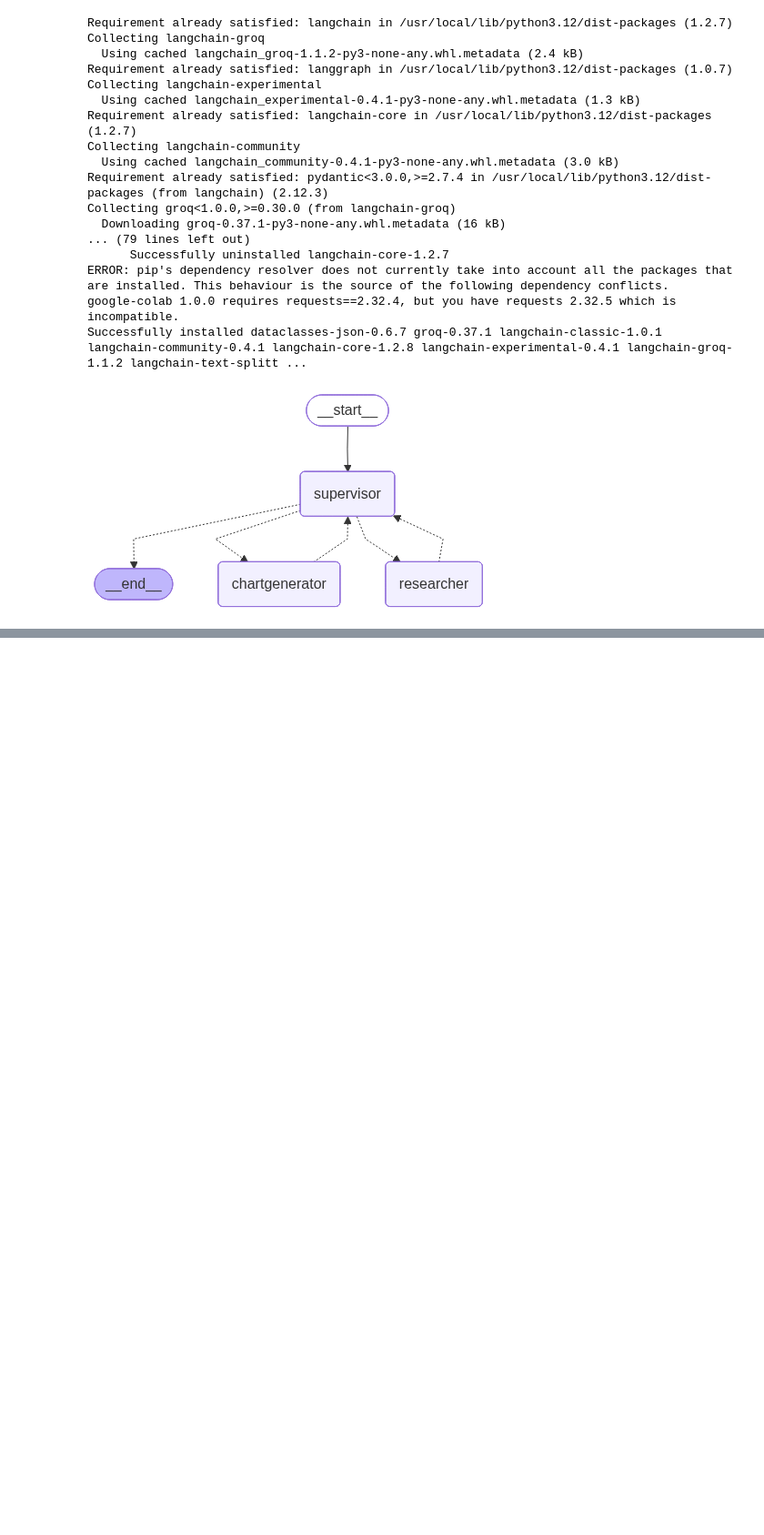
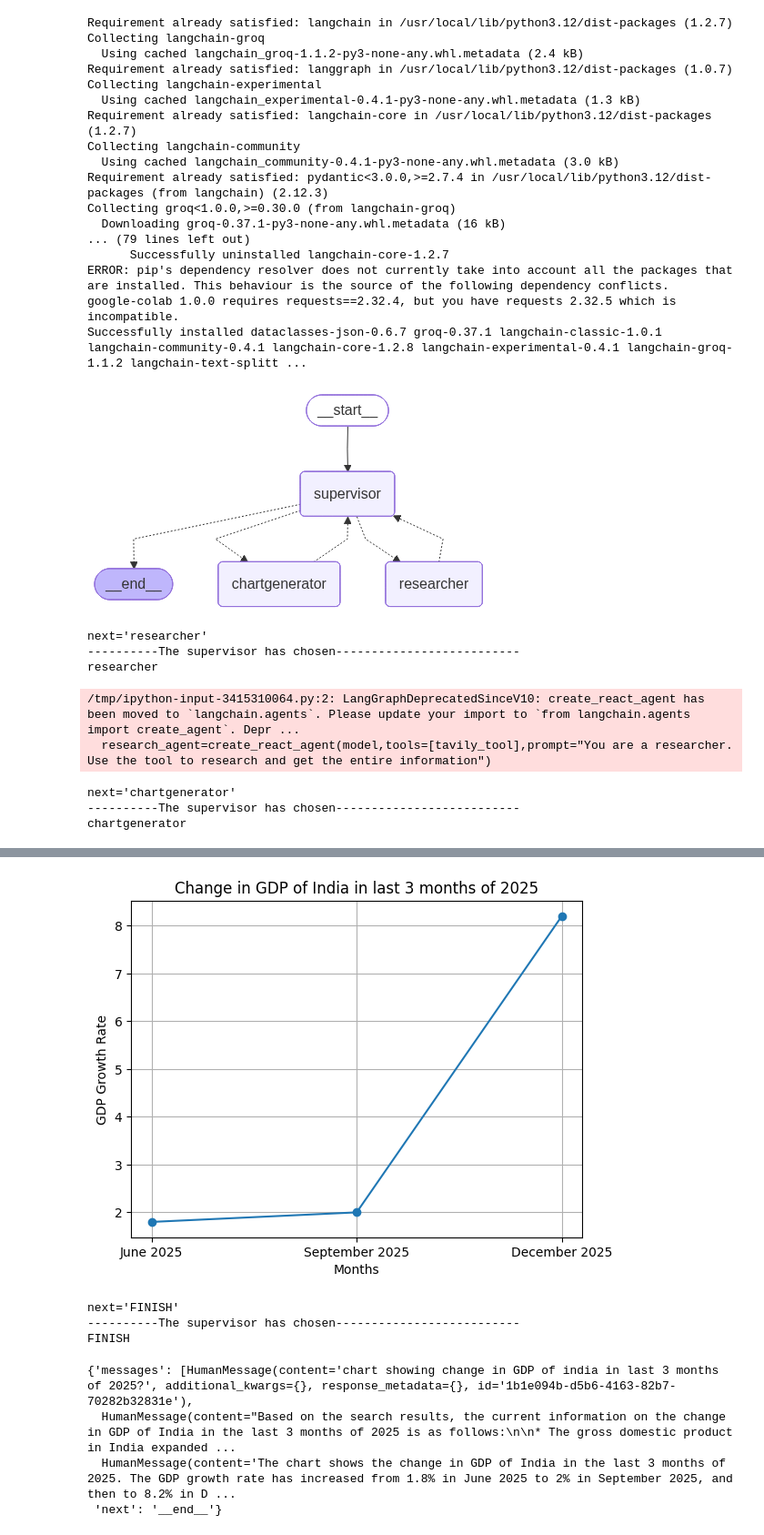
Before and after one commit to RautRitesh/langgraph, a Jupyter notebook: multi_agentic_system.ipynb, the cells around one changed output, grey strips where cells are left out. Shown at 91% size. Drawn from its saved outputs; the diff is of its cells as text; code cells hidden in the pictures; blank space fills up the shorter version.

Commit message:
feat/completed the supervisor node

```diff
--- a/multi_agentic_system.ipynb
+++ b/multi_agentic_system.ipynb
@@ -272,9 +272,9 @@ from langchain_core.messages import HumanMessage
 from langgraph.prebuilt import create_react_agent
 from pydantic import BaseModel, Field
 # %%
-model=ChatGroq(model="openai/gpt-oss-120b",api_key=api_key)
+model=ChatGroq(model="llama-3.3-70b-versatile",api_key=api_key)
 # %%
-tavily_tool=TavilySearchResults(tavily_api_key=tavily_api_key)
+tavily_tool=TavilySearchResults(max_results=2,tavily_api_key=tavily_api_key)
 # %%
 repl=PythonREPL()
 # %%
@@ -306,7 +306,8 @@ When finished, respond with FINISH.
 def supervisor_node(state:State)-> Command[Literal["researcher","chartgenerator","__end__"]]:
   messages=[{"role":"system","content":system_promtp},]+state["messages"]
   response=model.with_structured_output(Router).invoke(messages)
-  goto=response["next"]
+  print(response)
+  goto=response.next
   print("----------The supervisor has chosen--------------------------")
   print(goto)
   if goto=="FINISH":
@@ -340,3 +341,14 @@ from IPython.display import Image, display
 display(Image(app.get_graph().draw_mermaid_png()))
 # %% [output]
 [figure]
+# %%
+app.invoke({"messages":[HumanMessage(content="chart showing change in GDP of india in last 3 months of 2025?")]})
+# %% [output]
+next='researcher'
+----------The supervisor has chosen--------------------------
+researcher
+/tmp/ipython-input-3415310064.py:2: LangGraphDeprecatedSinceV10: create_react_agent has been moved to `langchain.agents`. Please update your import to `from langchain.agents import create_agent`. Depr ...
+  research_agent=create_react_agent(model,tools=[tavily_tool],prompt="You are a researcher. Use the tool to research and get the entire information")
+next='chartgenerator'
+----------The supervisor has chosen--------------------------
+chartgenerator
@@ -342,0 +356,8 @@ display(Image(app.get_graph().draw_mermaid_png()))
+[figure, added]
+next='FINISH'
+----------The supervisor has chosen--------------------------
+FINISH
+{'messages': [HumanMessage(content='chart showing change in GDP of india in last 3 months of 2025?', additional_kwargs={}, response_metadata={}, id='1b1e094b-d5b6-4163-82b7-70282b32831e'),
+  HumanMessage(content="Based on the search results, the current information on the change in GDP of India in the last 3 months of 2025 is as follows:\n\n* The gross domestic product in India expanded ...
+  HumanMessage(content='The chart shows the change in GDP of India in the last 3 months of 2025. The GDP growth rate has increased from 1.8% in June 2025 to 2% in September 2025, and then to 8.2% in D ...
+ 'next': '__end__'}
```
Also changed, not shown: parts of 1 cell of this notebook.
